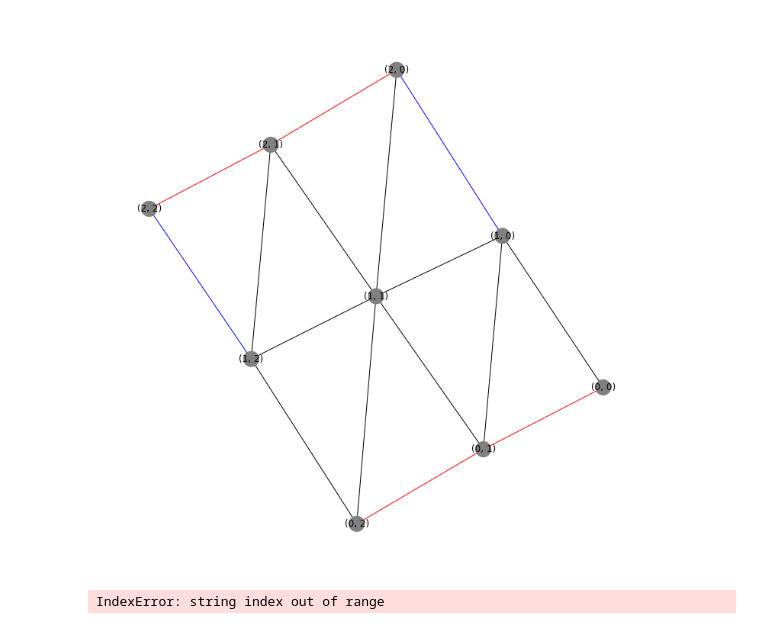
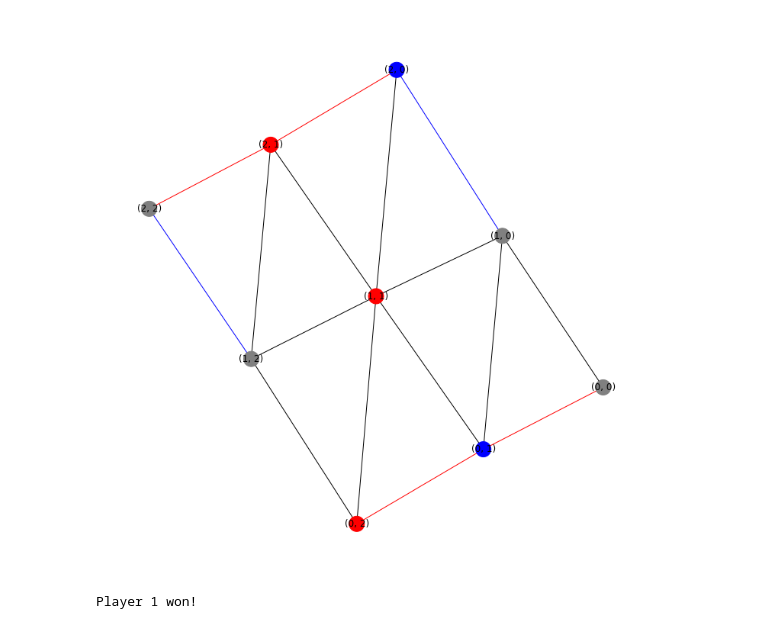
Before and after one commit to TechedLemur/IT3105, a Jupyter notebook: project2/play_offline.ipynb, the cells around one changed output. Cells and saved outputs as stored; diff of their text form; code cells hidden in the pictures.

```diff
--- a/project2/play_offline.ipynb
+++ b/project2/play_offline.ipynb
@@ -10,24 +10,40 @@ def get_action():
     col = int(action[1])
 
     return HexAction(row, col)
+# %%
+dim = 3
 # %%
-def play_game(bot=True):
-
+def play_game(player1=None, player2=None):
     state = HexState.empty_board()
 
     while not state.is_final_state:
         state.plot(labels=True)
-        if state.player == 1 or not bot:
-            move = get_action()
+        if state.player == 1:
+            if player1 is None:
+                move = get_action()
+            else:
+                move = player1.select_action(state)
+
+
         else:
-            move = random.choice(state.get_legal_actions()) # TODO: Swap with ANET.get_action()
+            if player2 is None:
+                move = get_action()
+            else:
+                move = player2.select_action(state)
 
         state = state.do_action(move)
-        clear_output(wait=True)
+        # clear_output(wait=True)
     state.plot(labels=True)
     print(f"Player {-state.player} won!")
-# %%
-play_game(bot=False)
-# %% [output]
-[figure, removed]
-IndexError: string index out of range
+# %%
+anet99 = ActorNet(input_shape=(2*dim**2), output_dim=(dim**2))
+anet99.load_params(99, suffix="3x3_cr")
+
+
+anet40 = ActorNet(input_shape=(2*dim**2), output_dim=(dim**2))
+anet40.load_params(40, suffix="3x3_cr")
+# %%
+play_game(player1=anet99, player2=None)
+# %% [output]
+[figure, added]
+Player 1 won!
```
Also changed, not shown: parts of 1 cell of this notebook, 2 other files.
